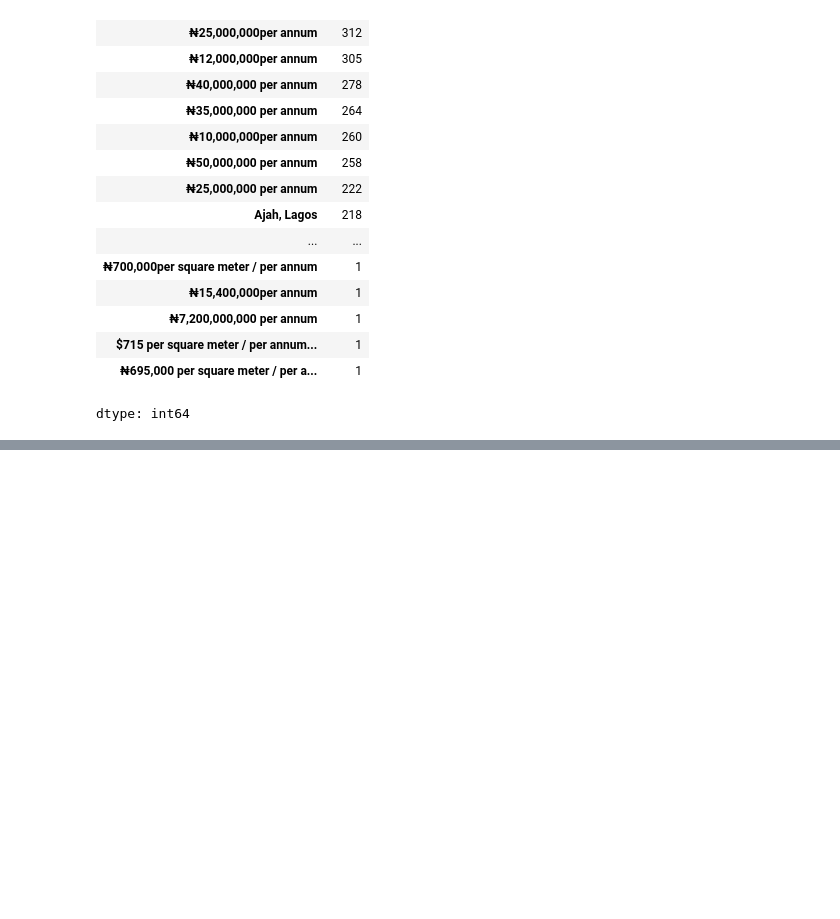
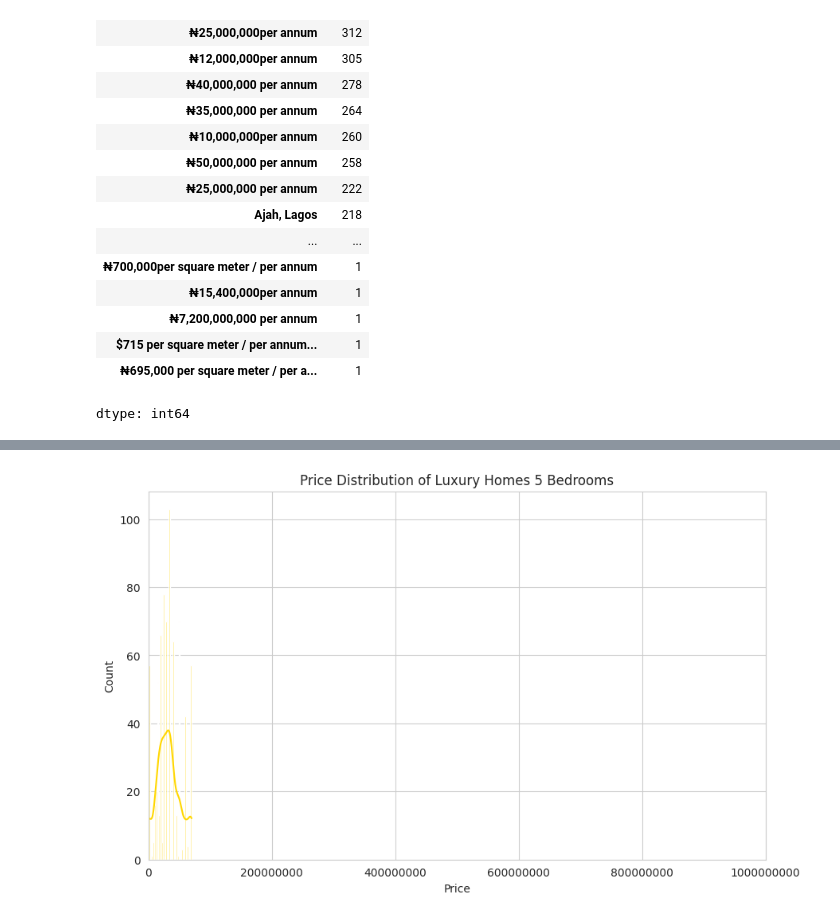
Before and after one commit to vee234o/Real_Estate_Market_Analysis, a Jupyter notebook: notebooks/product_analysis.ipynb, the cells around one changed output, grey strips where cells are left out. Saved outputs shown, nothing was run; the diff lists cells and outputs as text; code cells hidden in the pictures; blank space fills up the shorter version.

```diff
--- a/notebooks/product_analysis.ipynb
+++ b/notebooks/product_analysis.ipynb
@@ -144,0 +227,16 @@ dtype: int64
+# %%
+
+# This histogram shows the price distribution for homes with 5 or more bedrooms
+# It helps identify the most common price point for the luxury segment
+luxury_homes = df_for_plots[df_for_plots['bedrooms'] >= 5]
+
+plt.figure(figsize=(10, 6))
+sns.histplot(luxury_homes['price'], bins=30, kde=True, color='gold')
+plt.title('Price Distribution of Luxury Homes 5 Bedrooms')
+plt.xlabel('Price')
+plt.ylabel('Count')
+plt.xlim(0, 1000000000) # Setting a reasonable x-axis limit for price
+plt.ticklabel_format(style='plain', axis='x')
+plt.show()
+# %% [output]
+[figure, added]
```
Also changed, not shown: parts of 7 cells of this notebook.
